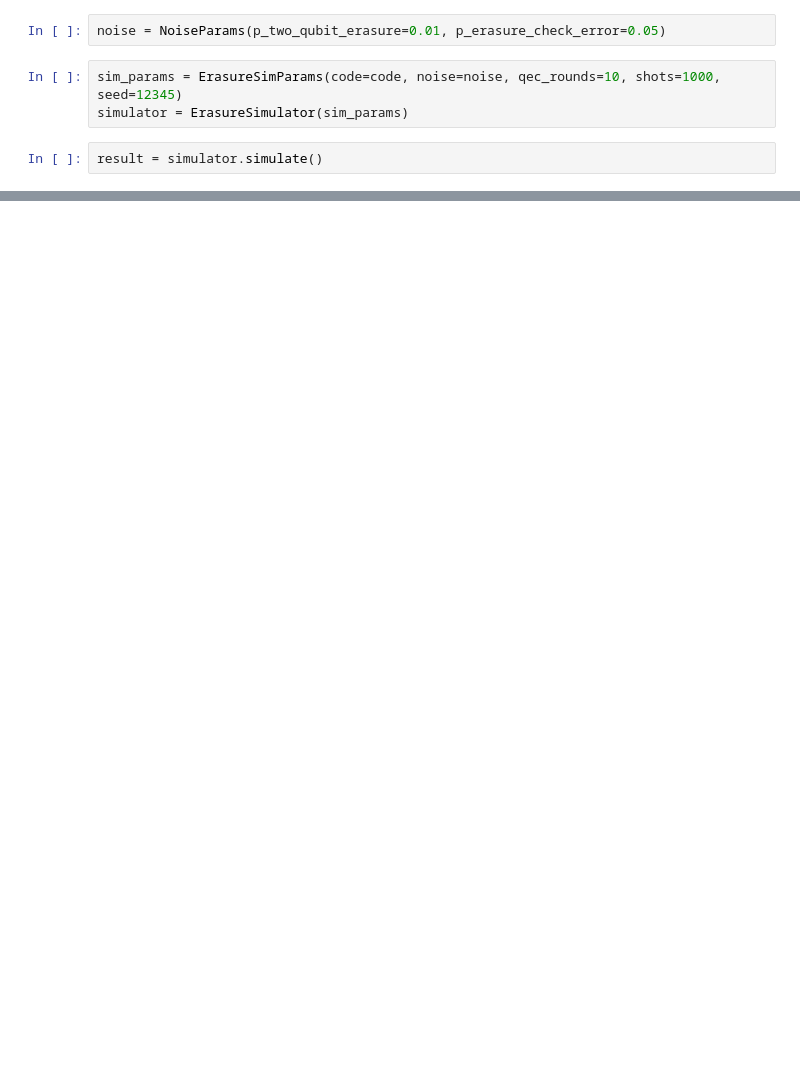
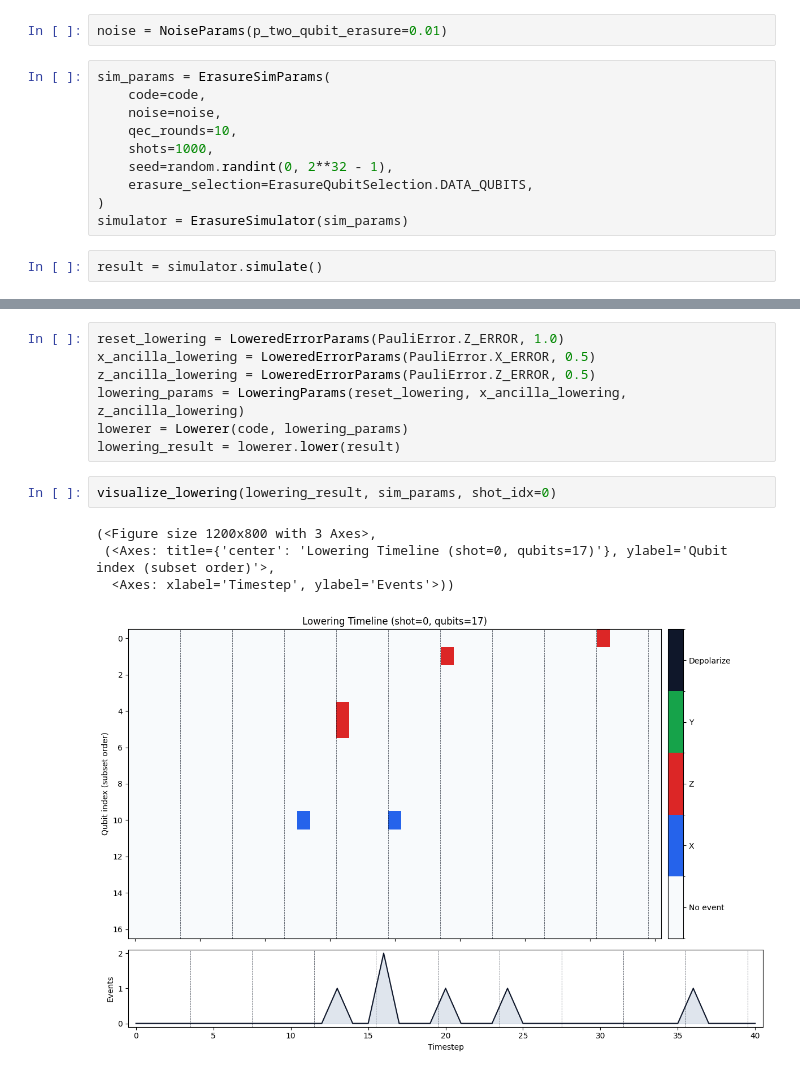
Before and after one commit to aryakakodkar/qerasure, a Jupyter notebook: apps/test.ipynb, the cells around one changed output, grey strips where cells are left out. Cells and saved outputs as stored; diff of their text form; blank space fills up the shorter version.

Commit message:
Complete lowering functionality

```diff
--- a/apps/test.ipynb
+++ b/apps/test.ipynb
@@ -20,7 +62,14 @@ code.draw()
 # %%
-noise = NoiseParams(p_two_qubit_erasure=0.01, p_erasure_check_error=0.05)
+noise = NoiseParams(p_two_qubit_erasure=0.01)
 # %%
-sim_params = ErasureSimParams(code=code, noise=noise, qec_rounds=10, shots=1000, seed=12345)
+sim_params = ErasureSimParams(
+    code=code,
+    noise=noise,
+    qec_rounds=10,
+    shots=1000,
+    seed=random.randint(0, 2**32 - 1),
+    erasure_selection=ErasureQubitSelection.DATA_QUBITS,
+)
 simulator = ErasureSimulator(sim_params)
 # %%
 result = simulator.simulate()
@@ -30,0 +87,14 @@ visualize_erasures(result, sim_params, shot_idx=0)
+# %%
+reset_lowering = LoweredErrorParams(PauliError.Z_ERROR, 1.0)
+x_ancilla_lowering = LoweredErrorParams(PauliError.X_ERROR, 0.5)
+z_ancilla_lowering = LoweredErrorParams(PauliError.Z_ERROR, 0.5)
+lowering_params = LoweringParams(reset_lowering, x_ancilla_lowering, z_ancilla_lowering)
+lowerer = Lowerer(code, lowering_params)
+lowering_result = lowerer.lower(result)
+# %%
+visualize_lowering(lowering_result, sim_params, shot_idx=0)
+# %% [output]
+(<Figure size 1200x800 with 3 Axes>,
+ (<Axes: title={'center': 'Lowering Timeline (shot=0, qubits=17)'}, ylabel='Qubit index (subset order)'>,
+  <Axes: xlabel='Timestep', ylabel='Events'>))
+[figure, added]
```
Also changed, not shown: parts of 5 cells of this notebook, 11 other files.
